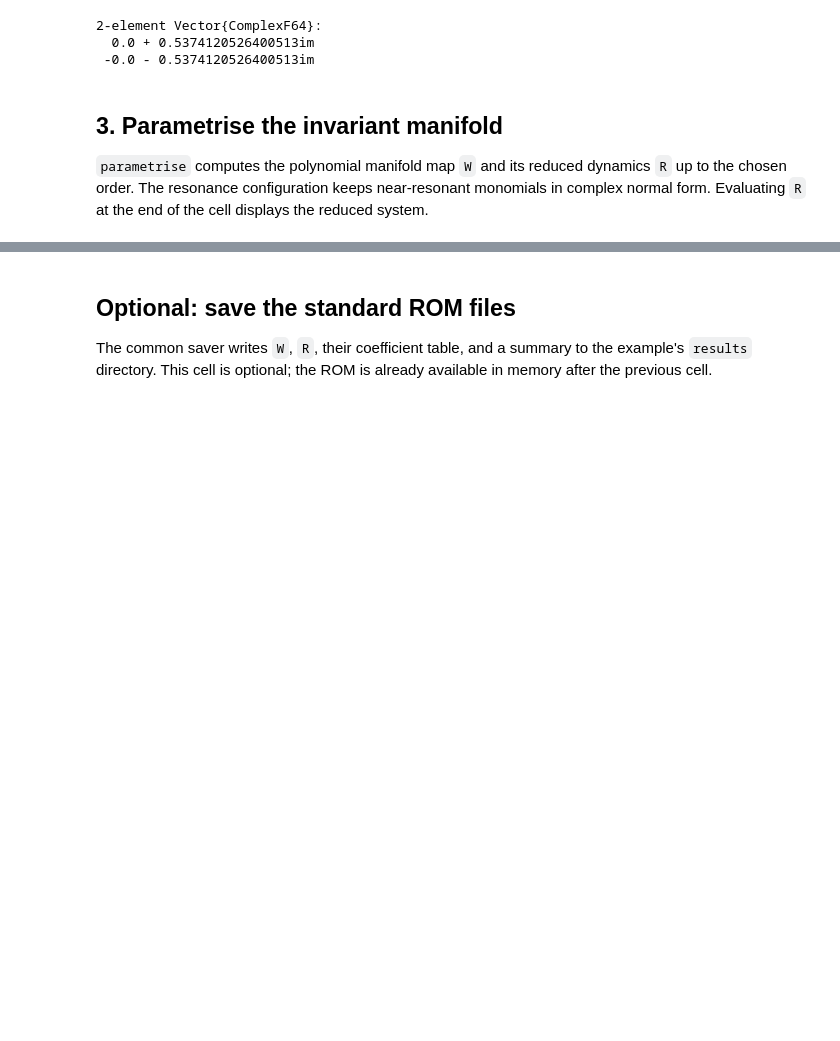
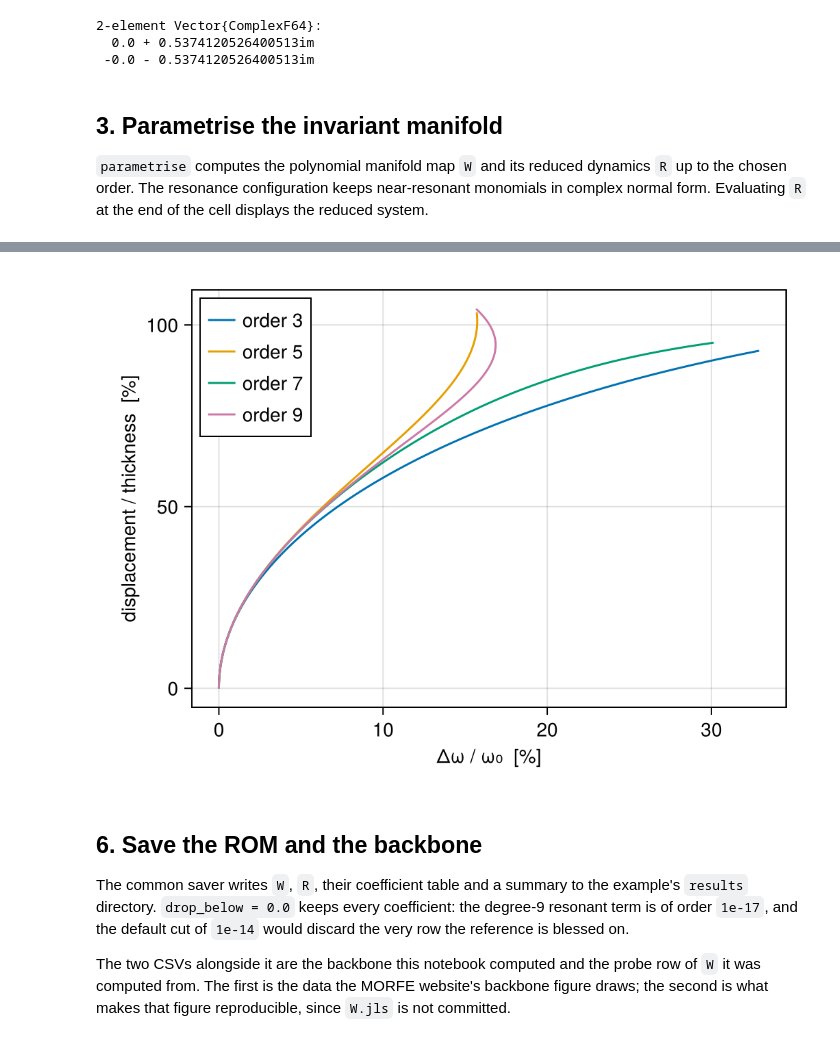
Before and after one commit to MORFEproject/MORFEFerrite.jl, a Jupyter notebook: examples/01_clamped_beam_ferrite/clamped_beam.ipynb, the cells around one changed output, grey strips where cells are left out. Saved outputs shown, nothing was run; the diff lists cells and outputs as text; code cells hidden in the pictures; blank space fills up the shorter version.

Commit message:
clamped beam example

```diff
--- a/examples/01_clamped_beam_ferrite/clamped_beam.ipynb
+++ b/examples/01_clamped_beam_ferrite/clamped_beam.ipynb
@@ -21,7 +24,7 @@ Choose the polynomial expansion order directly: `3` is the quick demonstration a
 
 `mechanical_model` reads the mesh and supplies the physical information required by the structural backend. Here the Rayleigh damping coefficients are zero, so the beam is conservative. `dirichlet = "Dirichlet"` names a physical facet group stored in the Gmsh mesh; every displacement component on those labeled facets is fixed to zero, producing the clamped ends. The finite-element and quadrature orders use their API defaults.
 # %%
-order = 3  # Change to 9 for the reference calculation.
+order = 9
 case = SVK.mechanical_model(joinpath(@__DIR__, "clamped_clamped_beam.msh");
     material = SVK.SVKMaterial(E = 160e3, ν = 0.22, ρ = 2.32e-3),
     damping = SVK.RayleighDamping(α = 0.0, β = 0.0),
@@ -67,0 +83,13 @@ ReducedDynamics{2, 2, ComplexF64}(DensePolynomial{ComplexF64, 2, 2, Matrix{Compl
+# %%
+u = observable_polynomial(W, SVK.probe_dof(case, 289, 2)) # y displacement at mid-span
+
+thickness = 10.0                  # beam thickness, mesh length units
+ρ = range(0, 85; length = 341)    # modal amplitude; ρ = 85 is ≈ 1.1 × thickness at the probe
+ω₀ = normal_form_branch(R; amplitudes = [0.0]).frequency[1]
+
+curves = map(3:2:order) do N
+    b = normal_form_branch(restrict_ReducedDynamics_to_degree(R, N); amplitudes = ρ)
+    P = MORFE.Polynomials.restrict_polynomial_to_degree(u, N)
+    (; N, b.amplitude, b.frequency, dω = 100 .* (b.frequency ./ ω₀ .- 1),
+        a = cycle_amplitude.(Ref(P), b.amplitude) ./ thickness)
+end
@@ -68,5 +106,16 @@ ReducedDynamics{2, 2, ComplexF64}(DensePolynomial{ComplexF64, 2, 2, Matrix{Compl
+# %%
+using CairoMakie
+fig = Figure(size = (520, 380))
+ax = Axis(fig[1, 1]; xlabel = "Δω / ω₀  [%]", ylabel = "displacement / thickness  [%]")
+foreach(c -> lines!(ax, c.dω, 100 .* c.a; label = "order $(c.N)"), curves)
+axislegend(ax; position = :lt)
+fig
+# %% [output]
+[figure, added]
 # %% [markdown]
-## Optional: save the standard ROM files
+## 6. Save the ROM and the backbone
 
-The common saver writes `W`, `R`, their coefficient table, and a summary to the example's `results` directory. This cell is optional; the ROM is already available in memory after the previous cell.
+The common saver writes `W`, `R`, their coefficient table and a summary to the example's `results` directory. `drop_below = 0.0` keeps every coefficient: the degree-9 resonant term is of order `1e-17`, and the default cut of `1e-14` would discard the very row the reference is blessed on.
+
+The two CSVs alongside it are the backbone this notebook computed and the probe row of `W` it was computed from. The first is the data the MORFE website's backbone figure draws; the second is what makes that figure reproducible, since `W.jls` is not committed.
 # %%
```
Also changed, not shown: parts of 8 cells of this notebook, 8 other files.
